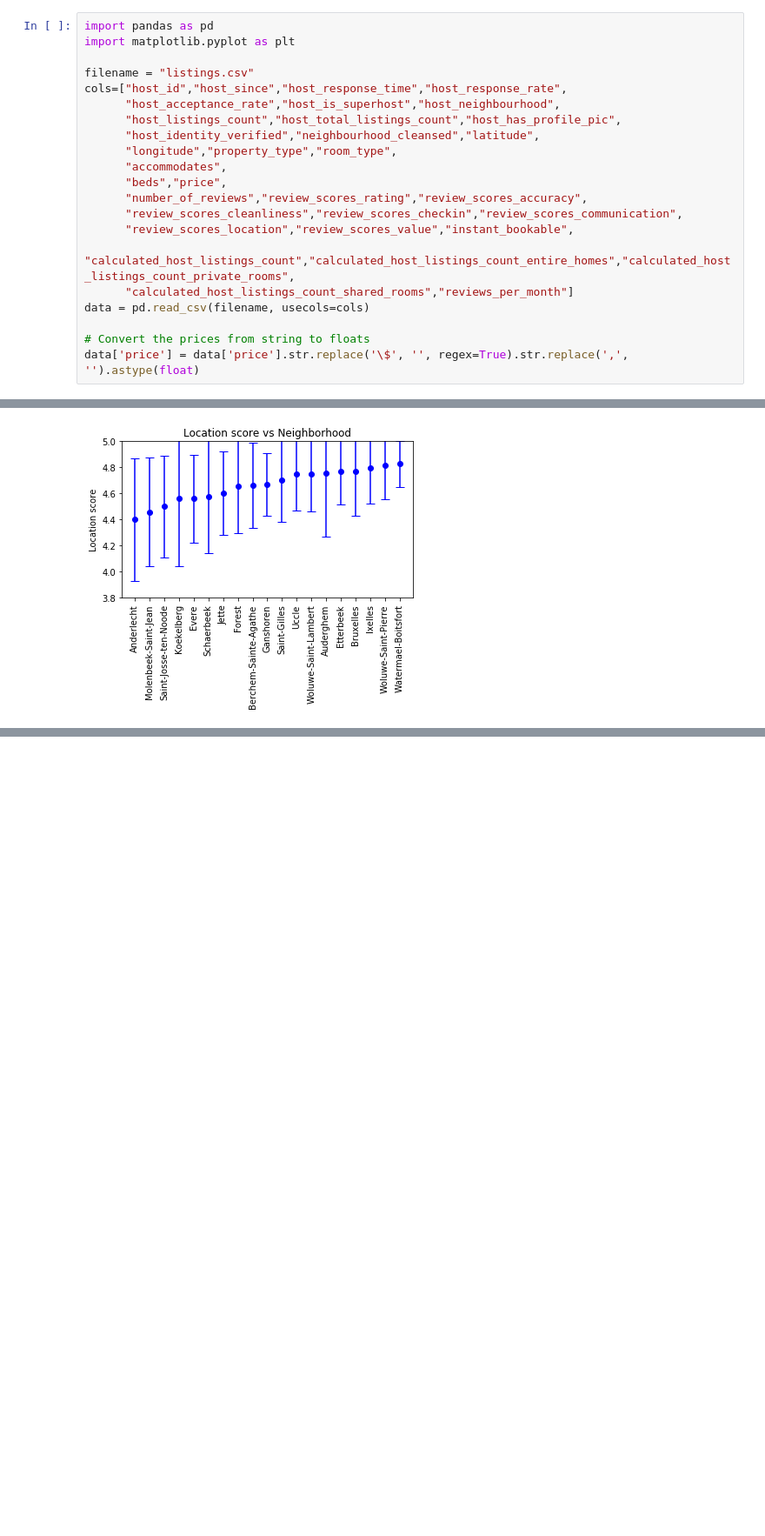
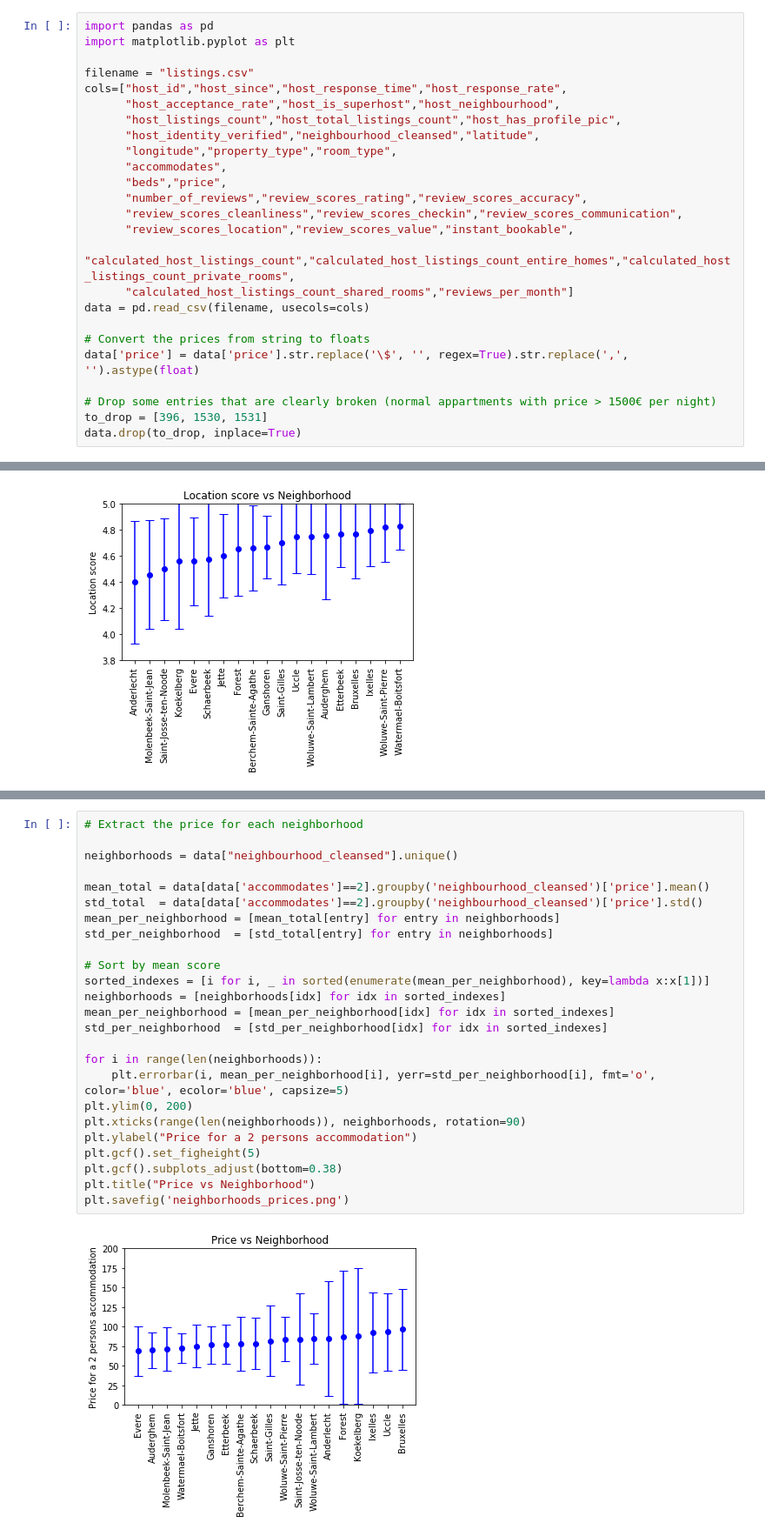
Before and after one commit to AlexLu94/MyDataAnalysisPortfolio, a Jupyter notebook: airbnb_in_brussels/analysis.ipynb, the cells around one changed output, grey strips where cells are left out. Shown at 87% size. Saved outputs shown, nothing was run; the diff lists cells and outputs as text; blank space fills up the shorter version.

```diff
--- a/airbnb_in_brussels/analysis.ipynb
+++ b/airbnb_in_brussels/analysis.ipynb
@@ -64,6 +68,10 @@ data = pd.read_csv(filename, usecols=cols)
 
 # Convert the prices from string to floats
 data['price'] = data['price'].str.replace('\$', '', regex=True).str.replace(',', '').astype(float)
+
+# Drop some entries that are clearly broken (normal appartments with price > 1500€ per night)
+to_drop = [396, 1530, 1531]
+data.drop(to_drop, inplace=True)
 # %%
 # Evaluate the correlation among different kinds of score
 
@@ -134,0 +116,27 @@ data[data['accommodates']==2].groupby('neighbourhood_cleansed')[['price']].mean(
+# %%
+# Extract the price for each neighborhood
+
+neighborhoods = data["neighbourhood_cleansed"].unique()
+
+mean_total = data[data['accommodates']==2].groupby('neighbourhood_cleansed')['price'].mean()
+std_total  = data[data['accommodates']==2].groupby('neighbourhood_cleansed')['price'].std()
+mean_per_neighborhood = [mean_total[entry] for entry in neighborhoods]
+std_per_neighborhood  = [std_total[entry] for entry in neighborhoods]
+
+# Sort by mean score
+sorted_indexes = [i for i, _ in sorted(enumerate(mean_per_neighborhood), key=lambda x:x[1])]
+neighborhoods = [neighborhoods[idx] for idx in sorted_indexes]
+mean_per_neighborhood = [mean_per_neighborhood[idx] for idx in sorted_indexes]
+std_per_neighborhood  = [std_per_neighborhood[idx] for idx in sorted_indexes]
+
+for i in range(len(neighborhoods)):
+    plt.errorbar(i, mean_per_neighborhood[i], yerr=std_per_neighborhood[i], fmt='o', color='blue', ecolor='blue', capsize=5)
+plt.ylim(0, 200)
+plt.xticks(range(len(neighborhoods)), neighborhoods, rotation=90)
+plt.ylabel("Price for a 2 persons accommodation")
+plt.gcf().set_figheight(5)
+plt.gcf().subplots_adjust(bottom=0.38)
+plt.title("Price vs Neighborhood")
+plt.savefig('neighborhoods_prices.png')
+# %% [output]
+[figure, added]
```
Also changed, not shown: parts of 2 cells of this notebook, 3 other files.
